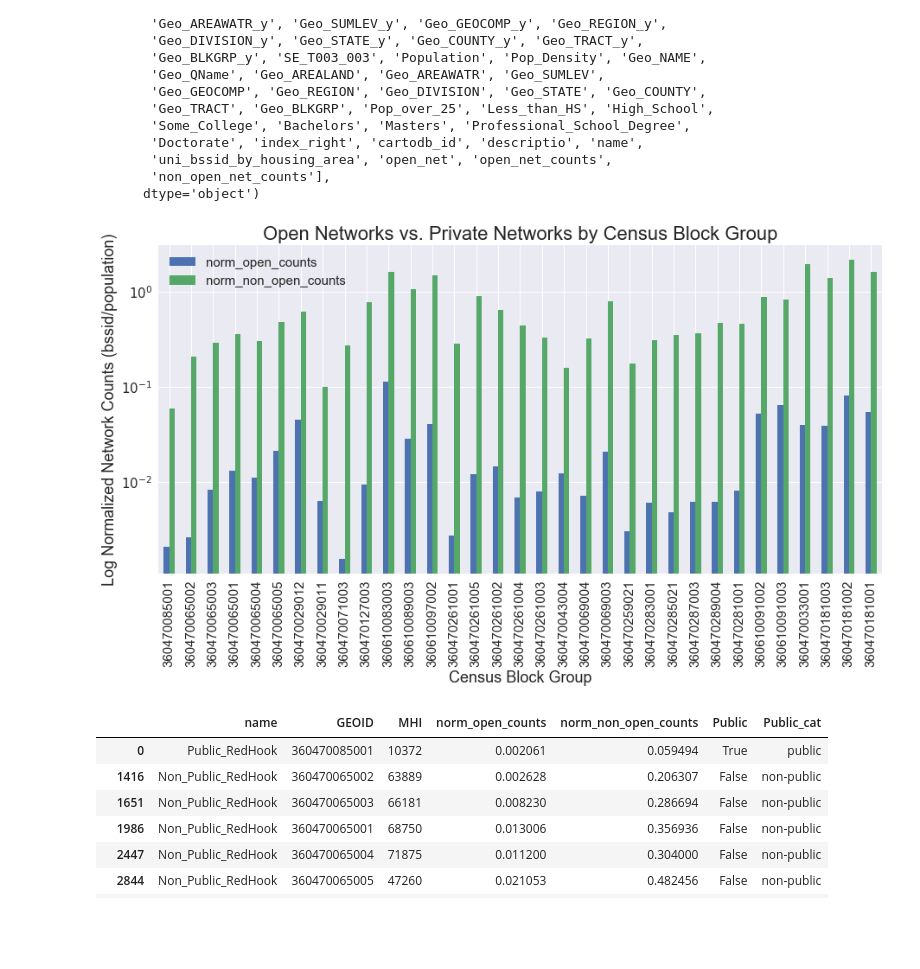
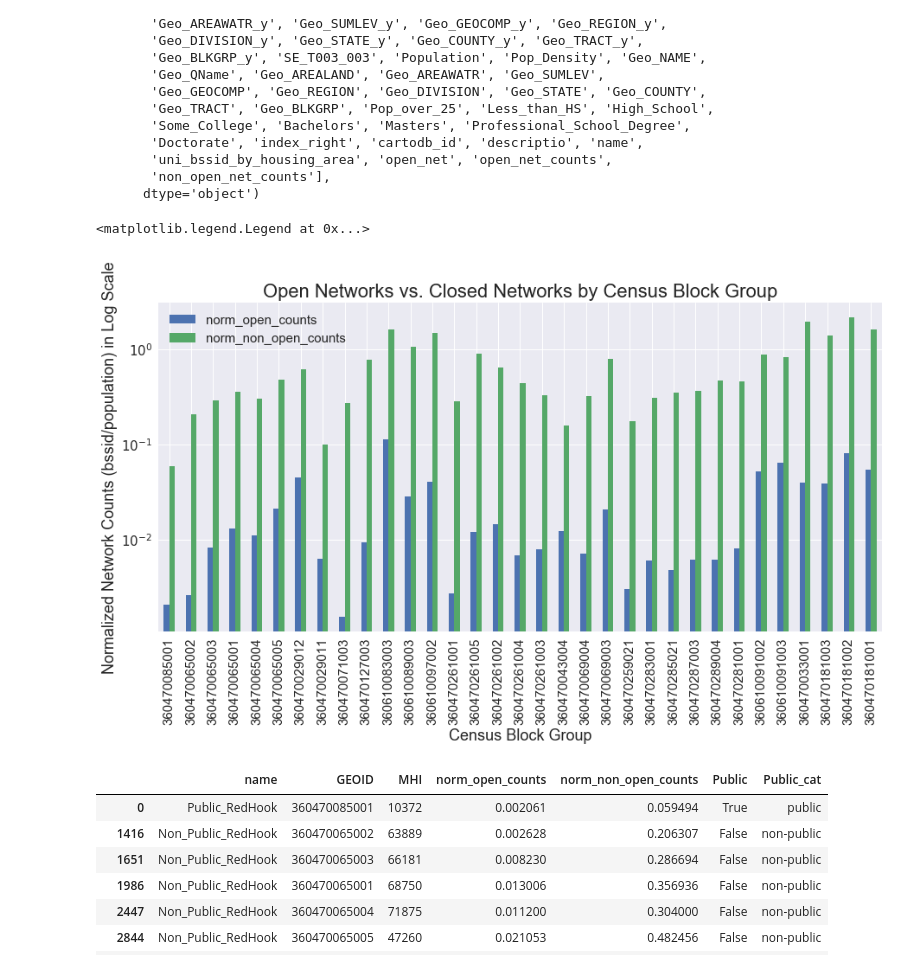
Before and after one commit to cor215/WiFind2017, a Jupyter notebook: Final Analysis - Wifind.ipynb, the cells around one changed output. Drawn from its saved outputs; the diff is of its cells as text; code cells hidden in the pictures; blank space fills up the shorter version.

```diff
--- a/Final Analysis - Wifind.ipynb
+++ b/Final Analysis - Wifind.ipynb
@@ -1085,9 +1088,11 @@ bar_plot_bg = bar_plot_bg.drop_duplicates(subset="GEOID", keep='first', inplace=
 bar_plot_bg.index = bar_plot_bg.GEOID
 # %%
 ax = bar_plot_bg.plot(kind='bar', figsize=(15, 7), legend=True, fontsize=15)
-ax.set_title("Open Networks vs. Private Networks by Census Block Group",fontsize=22)
+ax.set_title("Open Networks vs. Closed Networks by Census Block Group",fontsize=22)
 ax.set_xlabel("Census Block Group", fontsize=18)
-ax.set_ylabel("Log Normalized Network Counts (bssid/population)", fontsize=18)
+ax.set_ylabel("Normalized Network Counts (bssid/population) in Log Scale", fontsize=18)
 ax.set_yscale("log")
+plt.legend(loc='upper left', fontsize=15)
 # %% [output]
+<matplotlib.legend.Legend at 0x...>
-[figure, old version]
+[figure, new version]
```
Also changed, not shown: parts of 70 cells of this notebook.
